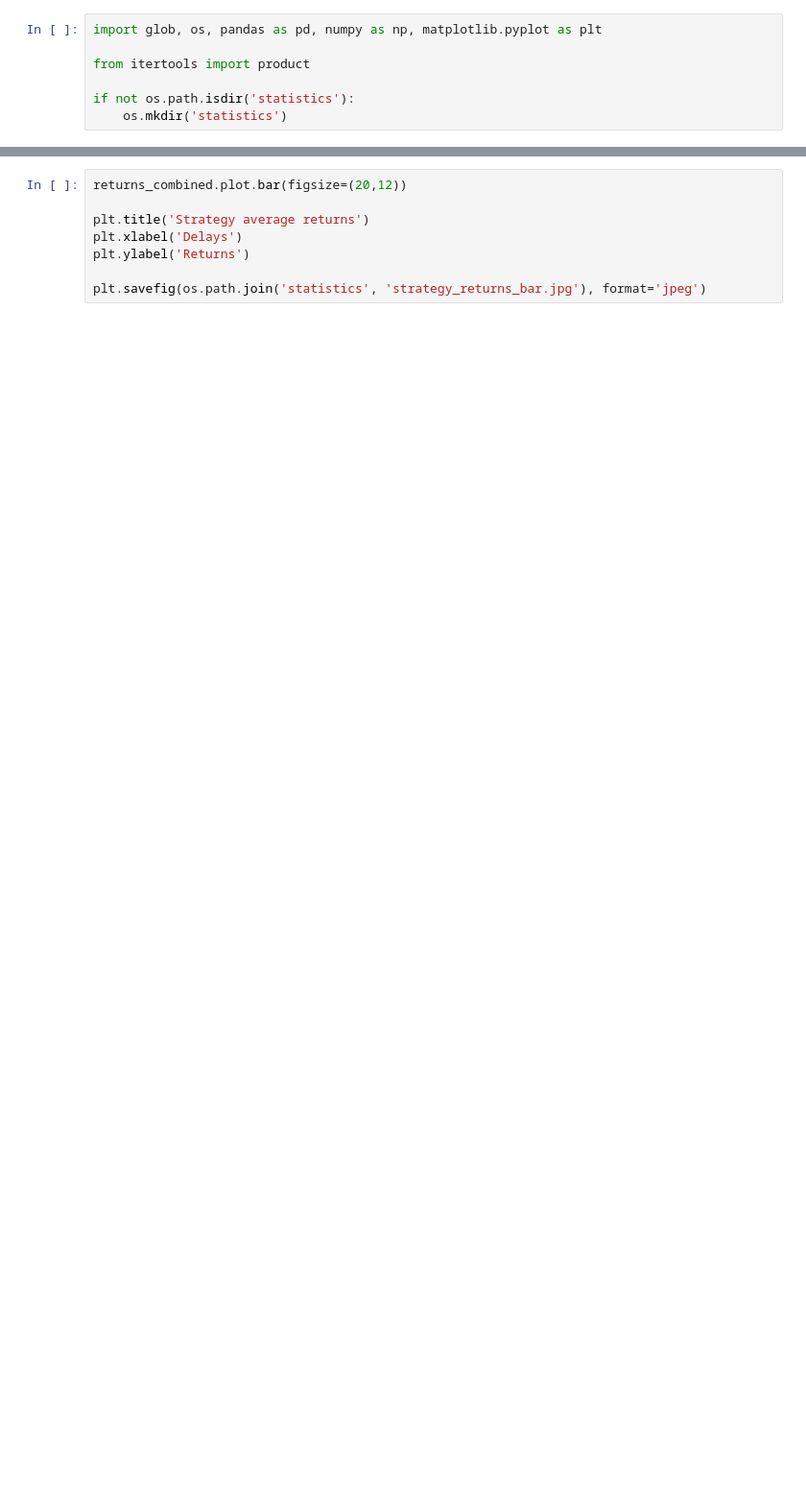
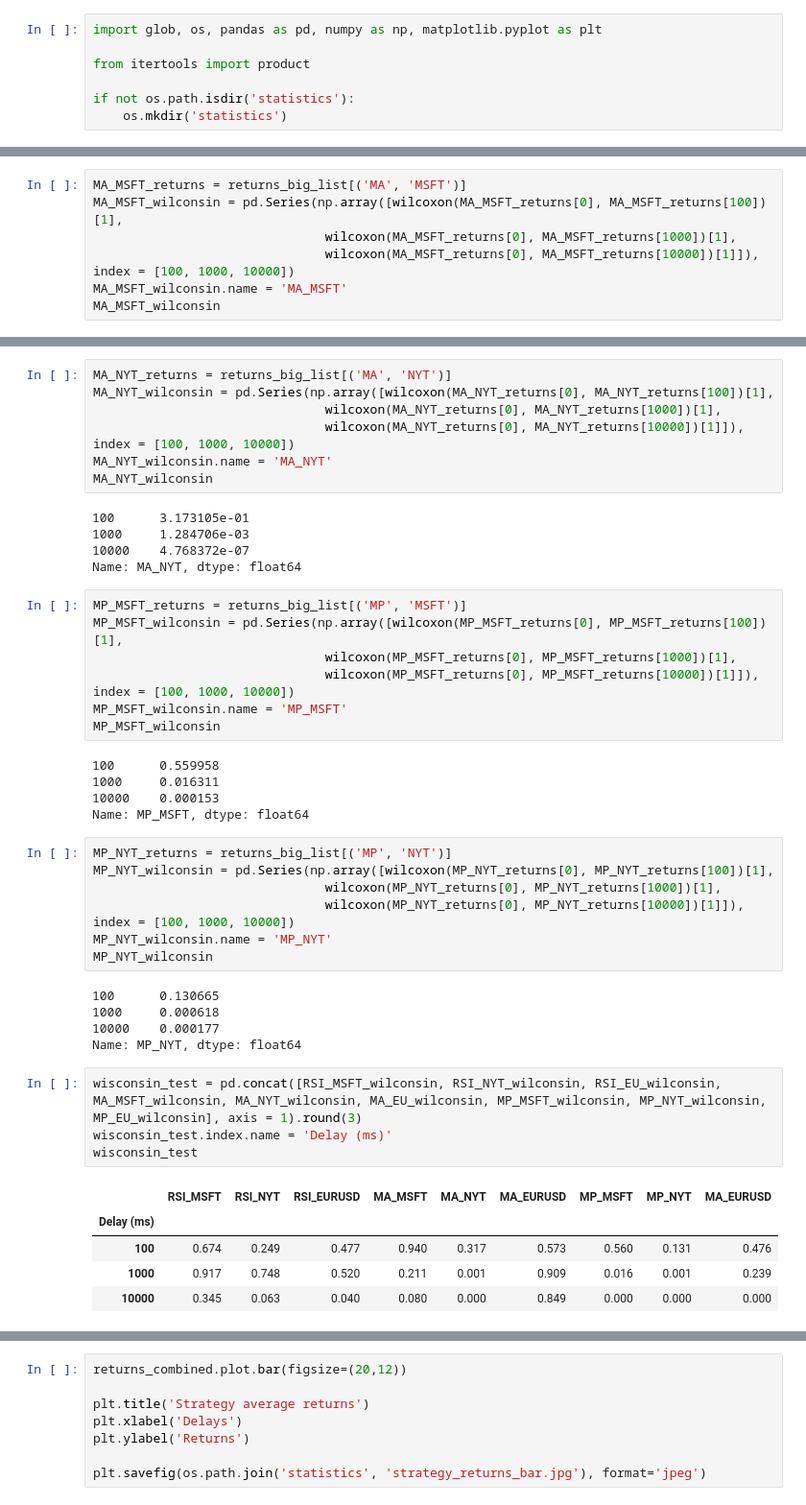
Before and after one commit to VaibhavBarnwal/230X, a Jupyter notebook: Generate_statistics.ipynb, the cells around one changed output, grey strips where cells are left out. Shown at 96% size. Cells and saved outputs as stored; diff of their text form; blank space fills up the shorter version.

Commit message:
Rough code for statistical test on delay cost

```diff
--- a/Generate_statistics.ipynb
+++ b/Generate_statistics.ipynb
@@ -128,0 +219,7 @@ Buy        17613     8453    54159   29806   214609   19981
+# %%
+MA_MSFT_returns = returns_big_list[('MA', 'MSFT')]
+MA_MSFT_wilconsin = pd.Series(np.array([wilcoxon(MA_MSFT_returns[0], MA_MSFT_returns[100])[1],
+                               wilcoxon(MA_MSFT_returns[0], MA_MSFT_returns[1000])[1],
+                               wilcoxon(MA_MSFT_returns[0], MA_MSFT_returns[10000])[1]]), index = [100, 1000, 10000])
+MA_MSFT_wilconsin.name = 'MA_MSFT'
+MA_MSFT_wilconsin
@@ -128,0 +231,46 @@ Buy        17613     8453    54159   29806   214609   19981
+# %%
+MA_NYT_returns = returns_big_list[('MA', 'NYT')]
+MA_NYT_wilconsin = pd.Series(np.array([wilcoxon(MA_NYT_returns[0], MA_NYT_returns[100])[1],
+                               wilcoxon(MA_NYT_returns[0], MA_NYT_returns[1000])[1],
+                               wilcoxon(MA_NYT_returns[0], MA_NYT_returns[10000])[1]]), index = [100, 1000, 10000])
+MA_NYT_wilconsin.name = 'MA_NYT'
+MA_NYT_wilconsin
+# %% [output]
+100      3.173105e-01
+1000     1.284706e-03
+10000    4.768372e-07
+Name: MA_NYT, dtype: float64
+# %%
+MP_MSFT_returns = returns_big_list[('MP', 'MSFT')]
+MP_MSFT_wilconsin = pd.Series(np.array([wilcoxon(MP_MSFT_returns[0], MP_MSFT_returns[100])[1],
+                               wilcoxon(MP_MSFT_returns[0], MP_MSFT_returns[1000])[1],
+                               wilcoxon(MP_MSFT_returns[0], MP_MSFT_returns[10000])[1]]), index = [100, 1000, 10000])
+MP_MSFT_wilconsin.name = 'MP_MSFT'
+MP_MSFT_wilconsin
+# %% [output]
+100      0.559958
+1000     0.016311
+10000    0.000153
+Name: MP_MSFT, dtype: float64
+# %%
+MP_NYT_returns = returns_big_list[('MP', 'NYT')]
+MP_NYT_wilconsin = pd.Series(np.array([wilcoxon(MP_NYT_returns[0], MP_NYT_returns[100])[1],
+                               wilcoxon(MP_NYT_returns[0], MP_NYT_returns[1000])[1],
+                               wilcoxon(MP_NYT_returns[0], MP_NYT_returns[10000])[1]]), index = [100, 1000, 10000])
+MP_NYT_wilconsin.name = 'MP_NYT'
+MP_NYT_wilconsin
+# %% [output]
+100      0.130665
+1000     0.000618
+10000    0.000177
+Name: MP_NYT, dtype: float64
+# %%
+wisconsin_test = pd.concat([RSI_MSFT_wilconsin, RSI_NYT_wilconsin, RSI_EU_wilconsin, MA_MSFT_wilconsin, MA_NYT_wilconsin, MA_EU_wilconsin, MP_MSFT_wilconsin, MP_NYT_wilconsin, MP_EU_wilconsin], axis = 1).round(3)
+wisconsin_test.index.name = 'Delay (ms)'
+wisconsin_test
+# %% [output]
+|  | RSI_MSFT | RSI_NYT | RSI_EURUSD | MA_MSFT | MA_NYT | MA_EURUSD | MP_MSFT | MP_NYT | MA_EURUSD |
+| Delay (ms) |  |  |  |  |  |  |  |  |  |
+| 100 | 0.674 | 0.249 | 0.477 | 0.940 | 0.317 | 0.573 | 0.560 | 0.131 | 0.476 |
+| 1000 | 0.917 | 0.748 | 0.520 | 0.211 | 0.001 | 0.909 | 0.016 | 0.001 | 0.239 |
+| 10000 | 0.345 | 0.063 | 0.040 | 0.080 | 0.000 | 0.849 | 0.000 | 0.000 | 0.000 |
```
Also changed, not shown: parts of 13 cells of this notebook.
